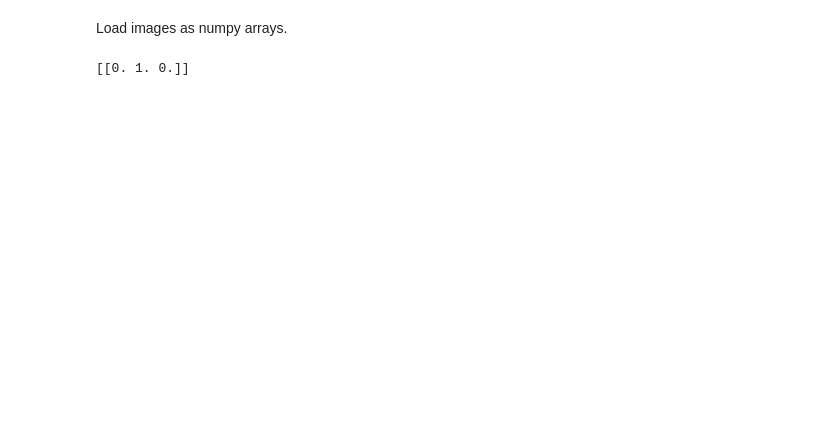
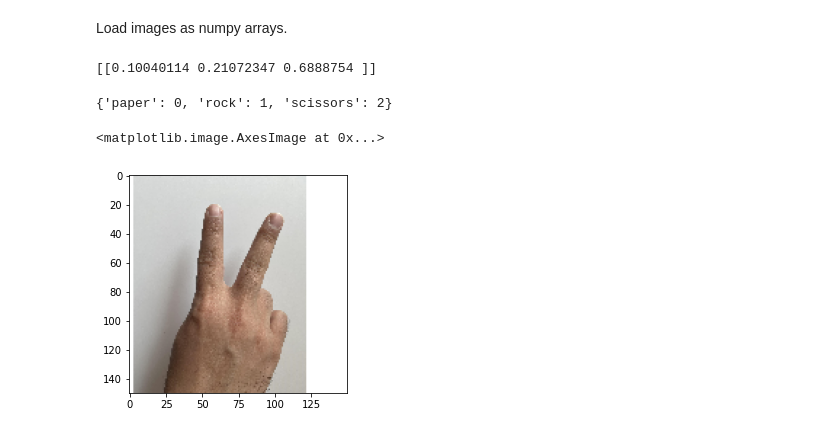
Before and after one commit to saffarizadeh/BUAN4061, a Jupyter notebook: Using_Public_Datasets_Flow_from_Directory.ipynb, the cells around one changed output. Cells and saved outputs as stored; diff of their text form; code cells hidden in the pictures; blank space fills up the shorter version.

```diff
--- a/Using_Public_Datasets_Flow_from_Directory.ipynb
+++ b/Using_Public_Datasets_Flow_from_Directory.ipynb
@@ -190,7 +190,7 @@ images = []
 
 for file_path in uploaded.keys():
   img = image.load_img(file_path, target_size=(150, 150))
-  x = image.img_to_array(img)
+  x = image.img_to_array(img) / 255.
   images.append(x)
 
 images = np.array(images)
@@ -198,4 +198,13 @@ images = np.array(images)
 classes = loaded_model.predict(images, batch_size=10)
 print(classes)
 # %% [output]
-[[0. 1. 0.]]
+[[0.10040114 0.21072347 0.6888754 ]]
+# %%
+train_generator.class_indices
+# %% [output]
+{'paper': 0, 'rock': 1, 'scissors': 2}
+# %%
+plt.imshow(images[0])
+# %% [output]
+<matplotlib.image.AxesImage at 0x...>
+[figure, added]
```
Also changed, not shown: parts of 2 cells of this notebook.
